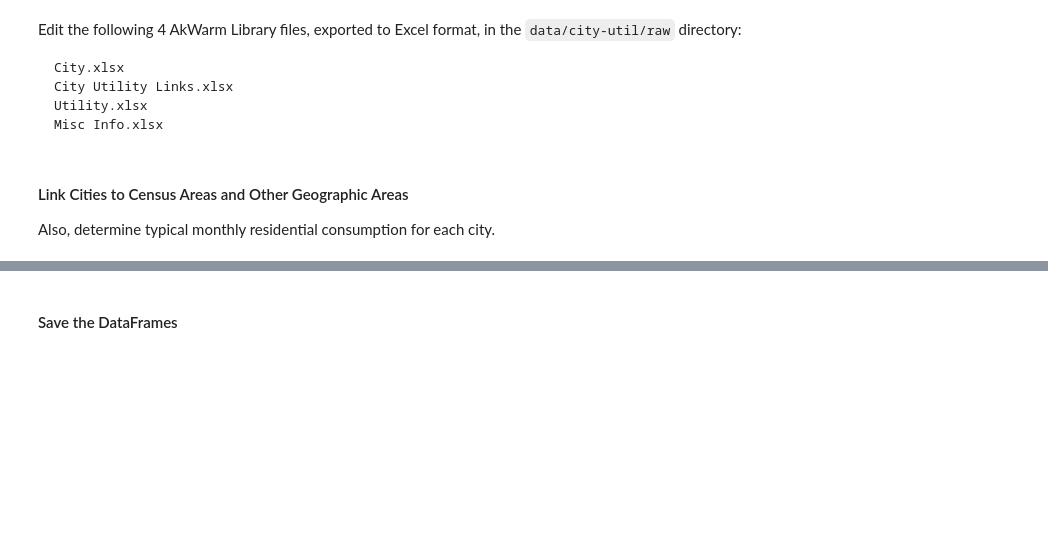
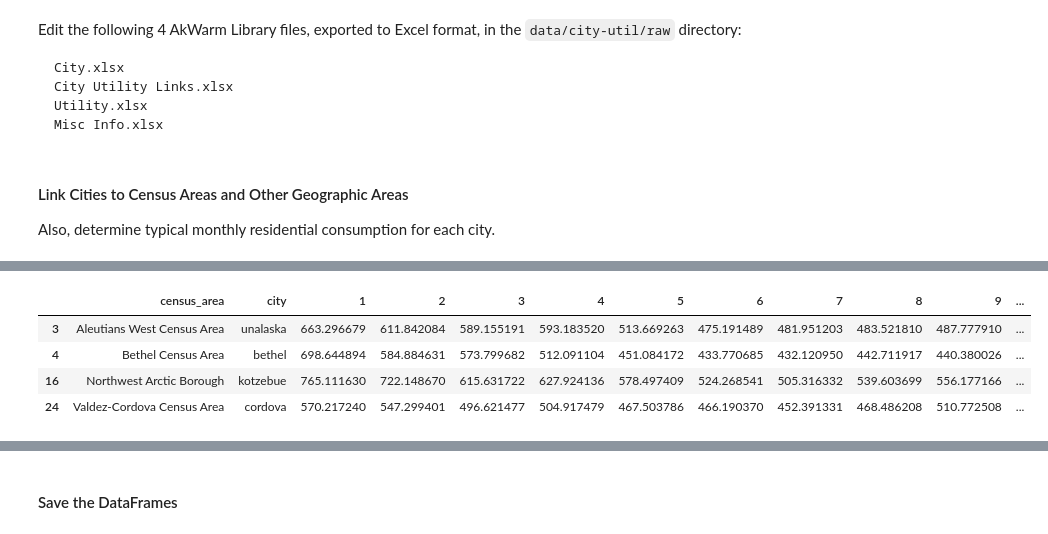
Before and after one commit to RobertLJordan/ak-energy-admin, a Jupyter notebook: ak-energy-data-admin.ipynb, the cells around one changed output, grey strips where cells are left out. Drawn from its saved outputs; the diff is of its cells as text; code cells hidden in the pictures; blank space fills up the shorter version.

```diff
--- a/ak-energy-data-admin.ipynb
+++ b/ak-energy-data-admin.ipynb
@@ -284,0 +341,13 @@ for akw_cty in choices:
+# %%
+# Determine a monthly profile to be used by cities that are not covered.
+# Because the above data came from PCE, non-covered cities are primarily Urban.
+# Take the average of the Hub cities that have annual usages > 500 kWh/month
+df_hubs = df_avg_use.query('city != "non hub"').copy()
+df_lg_hubs = df_hubs.query('annual_avg > 500')
+df_lg_hubs
+# %% [output]
+|  | census_area | city | 1 | 2 | 3 | 4 | 5 | 6 | 7 | 8 | 9 | ... |
+| 3 | Aleutians West Census Area | unalaska | 663.296679 | 611.842084 | 589.155191 | 593.183520 | 513.669263 | 475.191489 | 481.951203 | 483.521810 | 487.777910 | ... |
+| 4 | Bethel Census Area | bethel | 698.644894 | 584.884631 | 573.799682 | 512.091104 | 451.084172 | 433.770685 | 432.120950 | 442.711917 | 440.380026 | ... |
+| 16 | Northwest Arctic Borough | kotzebue | 765.111630 | 722.148670 | 615.631722 | 627.924136 | 578.497409 | 524.268541 | 505.316332 | 539.603699 | 556.177166 | ... |
+| 24 | Valdez-Cordova Census Area | cordova | 570.217240 | 547.299401 | 496.621477 | 504.917479 | 467.503786 | 466.190370 | 452.391331 | 468.486208 | 510.772508 | ... |
```
Also changed, not shown: parts of 12 cells of this notebook, 5 other files.
